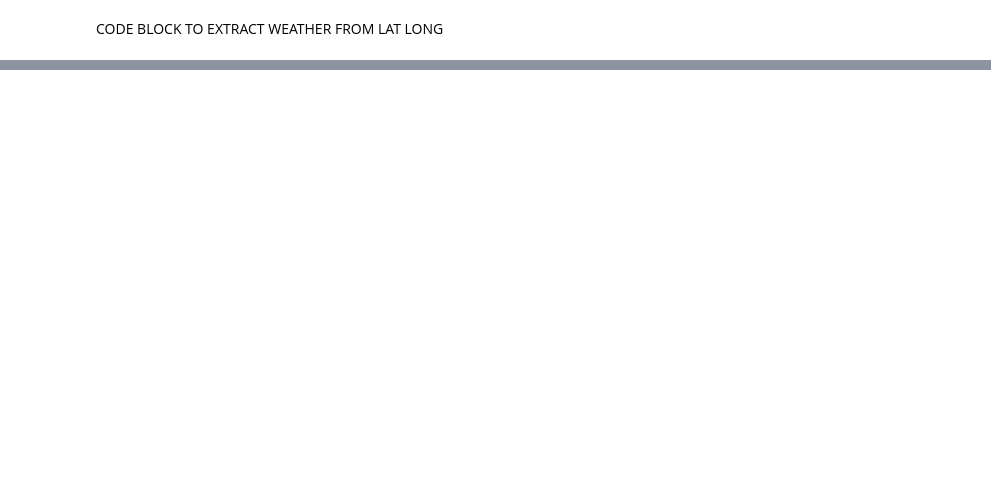
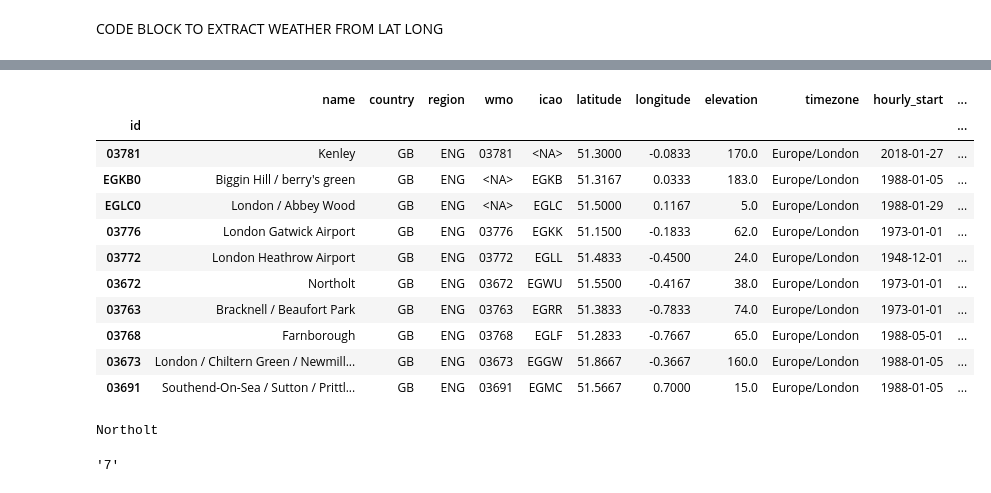
Before and after one commit to EmmaAlexander/mphys-moon, a Jupyter notebook: Code/weather_code_block.ipynb, the cells around one changed output, grey strips where cells are left out. Saved outputs shown, nothing was run; the diff lists cells and outputs as text; code cells hidden in the pictures; blank space fills up the shorter version.

Commit message:
Added ICOP data retrieval & weather

```diff
--- a/Code/weather_code_block.ipynb
+++ b/Code/weather_code_block.ipynb
@@ -34,7 +40,8 @@ else:
 # %%
-city_arr = []
-city_dic = rg.search(df[['Latitude', 'Longitude']])
-for i in range(len(city_dic)):
-    city_arr.append((city_dic[i])['city']+','+(city_dic[i])['country_code'])
+#get city from lat long, not rlly needed
+# city_arr = []
+# city_dic = rg.search(df[['Latitude', 'Longitude']])
+# for i in range(len(city_dic)):
+#     city_arr.append((city_dic[i])['city']+','+(city_dic[i])['country_code'])
 
-df['City'] = city_arr
+# df['City'] = city_arr
@@ -88,0 +68,7 @@ print(response.status_code)
+# %%
+best_time = Time(df['Date'][i], format='jd') #best time in julian
+DATE = str(int(np.round(best_time.unix/60/30)*60*30)) #convert julian date to UNIX timestamp HOWEVER has british summertime
+print(DATE)
+url = 'https://www.weatheronline.co.uk/weather/maps/current?LANG=en&DATE='+ DATE  +'&CONT=ukuk&LAND=UK&KEY=UK&SORT=4&UD=0&INT=06&TYP=bedeckung&ART=tabelle&RUBRIK=akt&R=310&CEL=C&SI=mph'
+response = requests.get(url)
+print(response.status_code)
@@ -108,0 +100,3 @@ print(len(cloud_level))
+# %%
+day = best_time.to_datetime()
+print(day)
@@ -108,0 +105,27 @@ print(len(cloud_level))
+# %%
+stations = Stations().nearby(df['Latitude'][i],df['Longitude'][i])
+stations = stations.inventory('hourly', day)
+station = stations.fetch(10)
+# %%
+station
+# %% [output]
+|  | name | country | region | wmo | icao | latitude | longitude | elevation | timezone | hourly_start | ... |
+| id |  |  |  |  |  |  |  |  |  |  | ... |
+| 03781 | Kenley | GB | ENG | 03781 | <NA> | 51.3000 | -0.0833 | 170.0 | Europe/London | 2018-01-27 | ... |
+| EGKB0 | Biggin Hill / berry's green | GB | ENG | <NA> | EGKB | 51.3167 | 0.0333 | 183.0 | Europe/London | 1988-01-05 | ... |
+| EGLC0 | London / Abbey Wood | GB | ENG | <NA> | EGLC | 51.5000 | 0.1167 | 5.0 | Europe/London | 1988-01-29 | ... |
+| 03776 | London Gatwick Airport | GB | ENG | 03776 | EGKK | 51.1500 | -0.1833 | 62.0 | Europe/London | 1973-01-01 | ... |
+| 03772 | London Heathrow Airport | GB | ENG | 03772 | EGLL | 51.4833 | -0.4500 | 24.0 | Europe/London | 1948-12-01 | ... |
+| 03672 | Northolt | GB | ENG | 03672 | EGWU | 51.5500 | -0.4167 | 38.0 | Europe/London | 1973-01-01 | ... |
+| 03763 | Bracknell / Beaufort Park | GB | ENG | 03763 | EGRR | 51.3833 | -0.7833 | 74.0 | Europe/London | 1973-01-01 | ... |
+| 03768 | Farnborough | GB | ENG | 03768 | EGLF | 51.2833 | -0.7667 | 65.0 | Europe/London | 1988-05-01 | ... |
+| 03673 | London / Chiltern Green / Newmill... | GB | ENG | 03673 | EGGW | 51.8667 | -0.3667 | 160.0 | Europe/London | 1988-01-05 | ... |
+| 03691 | Southend-On-Sea / Sutton / Prittl... | GB | ENG | 03691 | EGMC | 51.5667 | 0.7000 | 15.0 | Europe/London | 1988-01-05 | ... |
+# %%
+#finds the first agreement of metrostat and weather online to give closest station
+closest_name = station['name'][np.where(np.in1d(station.index, code))[0][0]]
+print(closest_name)
+cloud_level[np.where(np.in1d(names, closest_name))[0][0]]
+# %% [output]
+Northolt
+'7'
```
Also changed, not shown: parts of 15 cells of this notebook, 10 other files.
